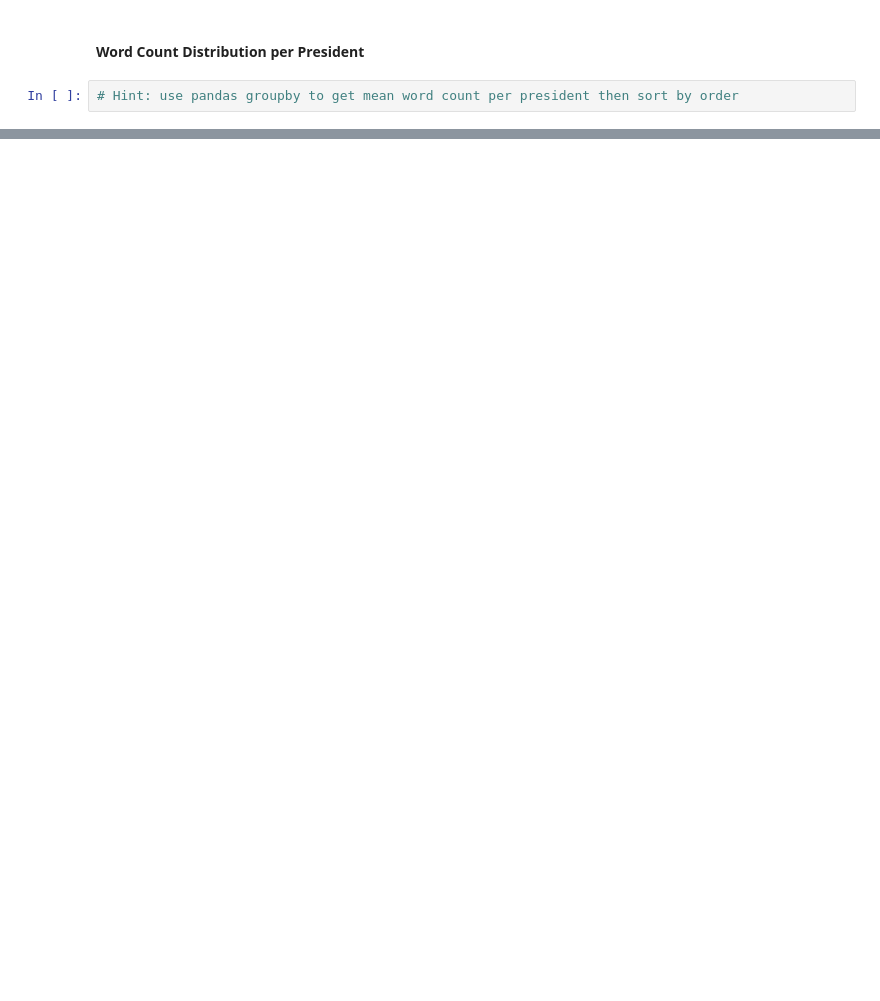
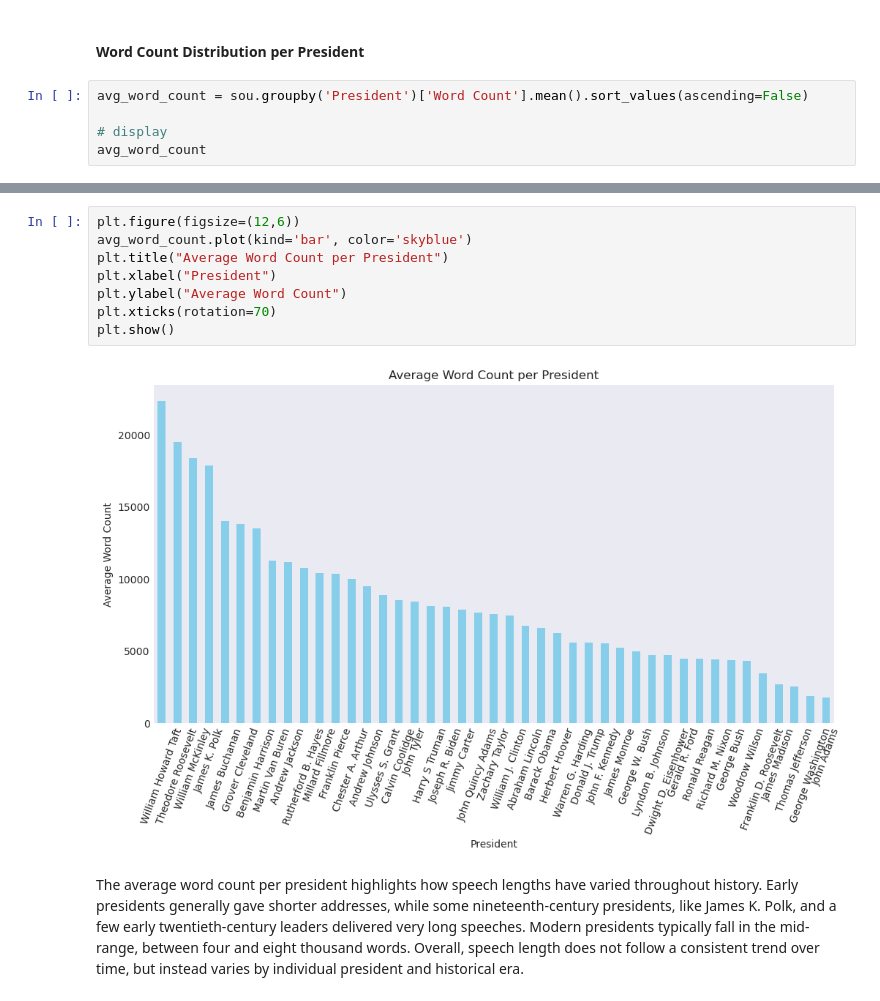
Before and after one commit to UCB-stat-159-f25/proj02-group08, a Jupyter notebook: notebooks/nlp-P01.ipynb, the cells around one changed output, grey strips where cells are left out. Saved outputs shown, nothing was run; the diff lists cells and outputs as text; blank space fills up the shorter version.

```diff
--- a/notebooks/nlp-P01.ipynb
+++ b/notebooks/nlp-P01.ipynb
@@ -56,4 +124,7 @@ Replicate the plots below using the hints specified. For each plot, provide some
 # %% [markdown]
 #### Word Count Distribution per President
 # %%
-# Hint: use pandas groupby to get mean word count per president then sort by order
+avg_word_count = sou.groupby('President')['Word Count'].mean().sort_values(ascending=False)
+
+# display
+avg_word_count
@@ -59,0 +149,12 @@ Replicate the plots below using the hints specified. For each plot, provide some
+# %%
+plt.figure(figsize=(12,6))
+avg_word_count.plot(kind='bar', color='skyblue')
+plt.title("Average Word Count per President")
+plt.xlabel("President")
+plt.ylabel("Average Word Count")
+plt.xticks(rotation=70)
+plt.show()
+# %% [output]
+[figure, added]
+# %% [markdown]
+The average word count per president highlights how speech lengths have varied throughout history. Early presidents generally gave shorter addresses, while some nineteenth-century presidents, like James K. Polk, and a few early twentieth-century leaders delivered very long speeches. Modern presidents typically fall in the mid-range, between four and eight thousand words. Overall, speech length does not follow a consistent trend over time, but instead varies by individual president and historical era.
```
Also changed, not shown: parts of 13 cells of this notebook.
